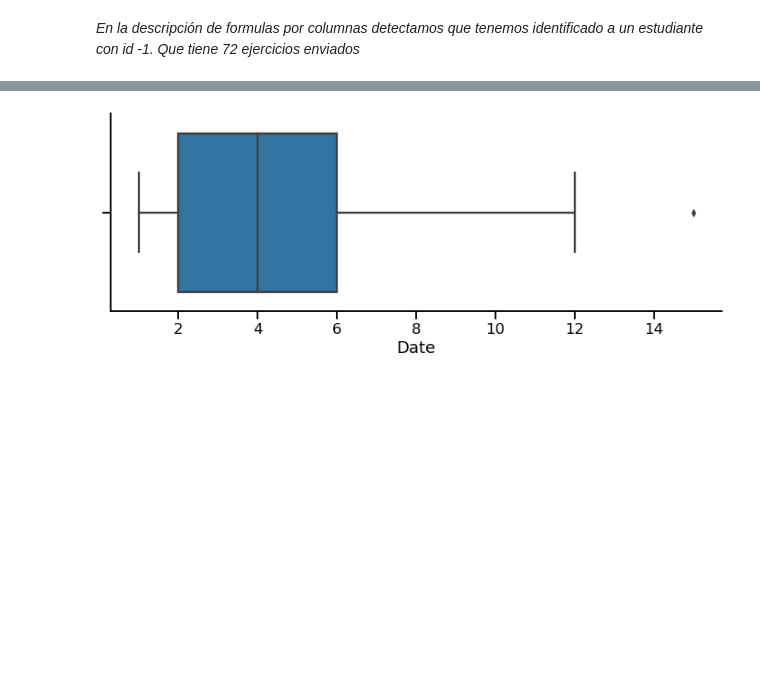
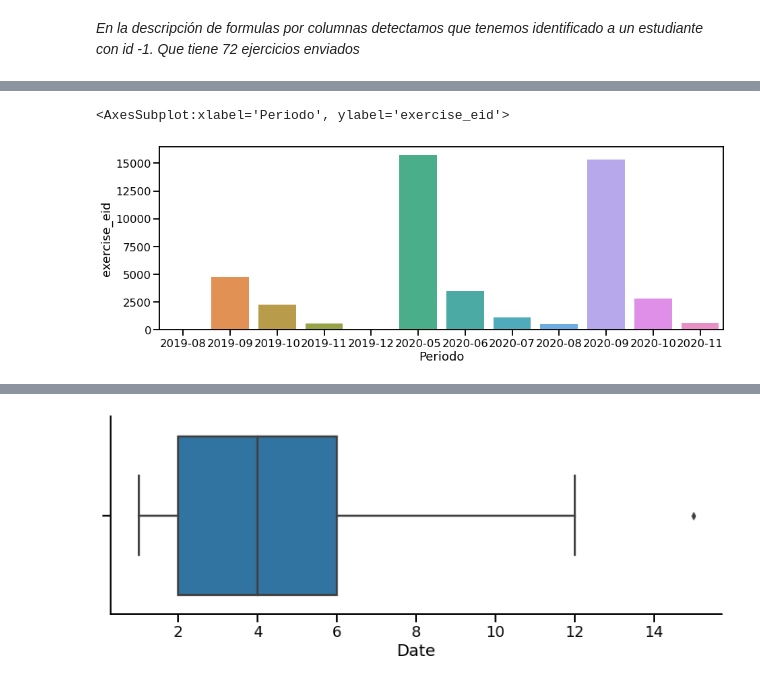
Before and after one commit to laraccano84/Mentoria_mumuki, a Jupyter notebook: Primeros Pasos.ipynb, the cells around one changed output, grey strips where cells are left out. Cells and saved outputs as stored; diff of their text form; code cells hidden in the pictures; blank space fills up the shorter version.

```diff
--- a/Primeros Pasos.ipynb
+++ b/Primeros Pasos.ipynb
@@ -336,0 +426,2 @@ df_student1.groupby(['guide_slug','exercise_eid','exercise_name','submission_sta
+# %%
+df_Periodo=df_mumuki.groupby(['Year','Month','Periodo'], as_index=False).agg({'exercise_eid':'count','exercise_name': (lambda x: len(set(x))),'student_uid': (lambda x: len(set(x)))})
@@ -336,0 +444,6 @@ df_student1.groupby(['guide_slug','exercise_eid','exercise_name','submission_sta
+# %%
+fig, axes = plt.subplots(1, 1 , figsize=(15, 5))
+seaborn.barplot(x="Periodo", y="exercise_eid", data=df_Periodo.sort_values('Periodo'))
+# %% [output]
+<AxesSubplot:xlabel='Periodo', ylabel='exercise_eid'>
+[figure, added]
```
Also changed, not shown: parts of 34 cells of this notebook.
